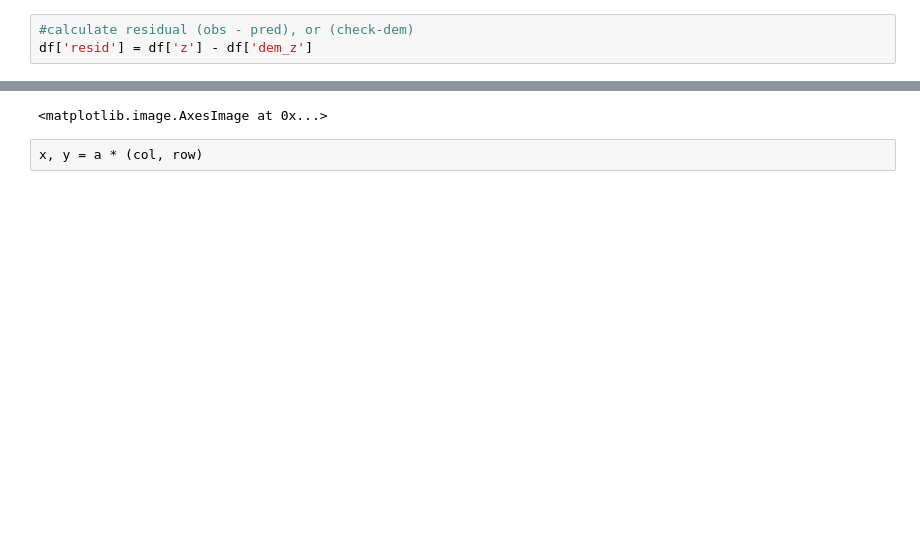
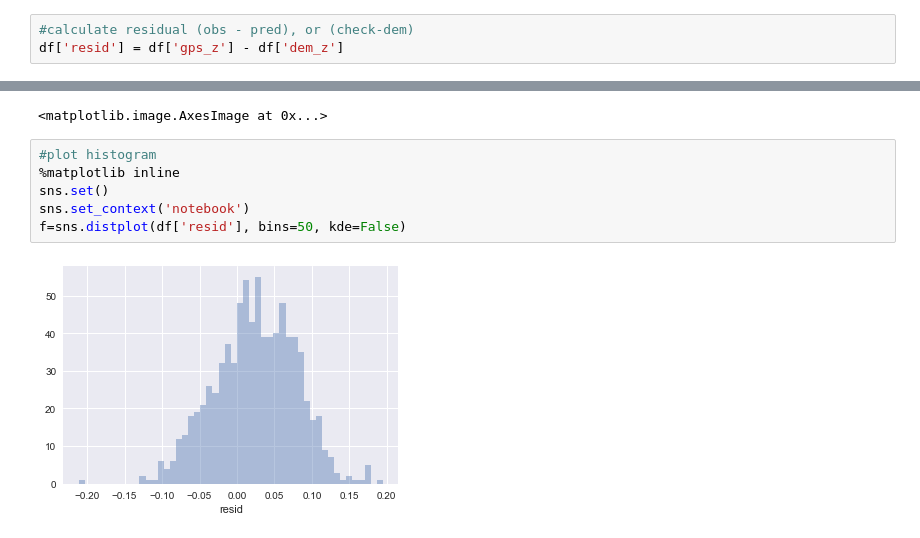
Before and after one commit to jlogan-usgs/dem-validation, a Jupyter notebook: demValidate.ipynb, the cells around one changed output, grey strips where cells are left out. Saved outputs shown, nothing was run; the diff lists cells and outputs as text; blank space fills up the shorter version.

```diff
--- a/demValidate.ipynb
+++ b/demValidate.ipynb
@@ -119,3 +120,3 @@ df.head()
 # %%
 #calculate residual (obs - pred), or (check-dem)
-df['resid'] = df['z'] - df['dem_z']
+df['resid'] = df['gps_z'] - df['dem_z']
@@ -171,5 +179,11 @@ plt.imshow(rgb)
 [interactive output not drawn]
 [interactive output not drawn]
 <matplotlib.image.AxesImage at 0x...>
-# %%
-x, y = a * (col, row)
+# %%
+#plot histogram
+%matplotlib inline
+sns.set()
+sns.set_context('notebook')
+f=sns.distplot(df['resid'], bins=50, kde=False)
+# %% [output]
+[figure, added]
```
Also changed, not shown: parts of 6 cells of this notebook, 1 other file.
